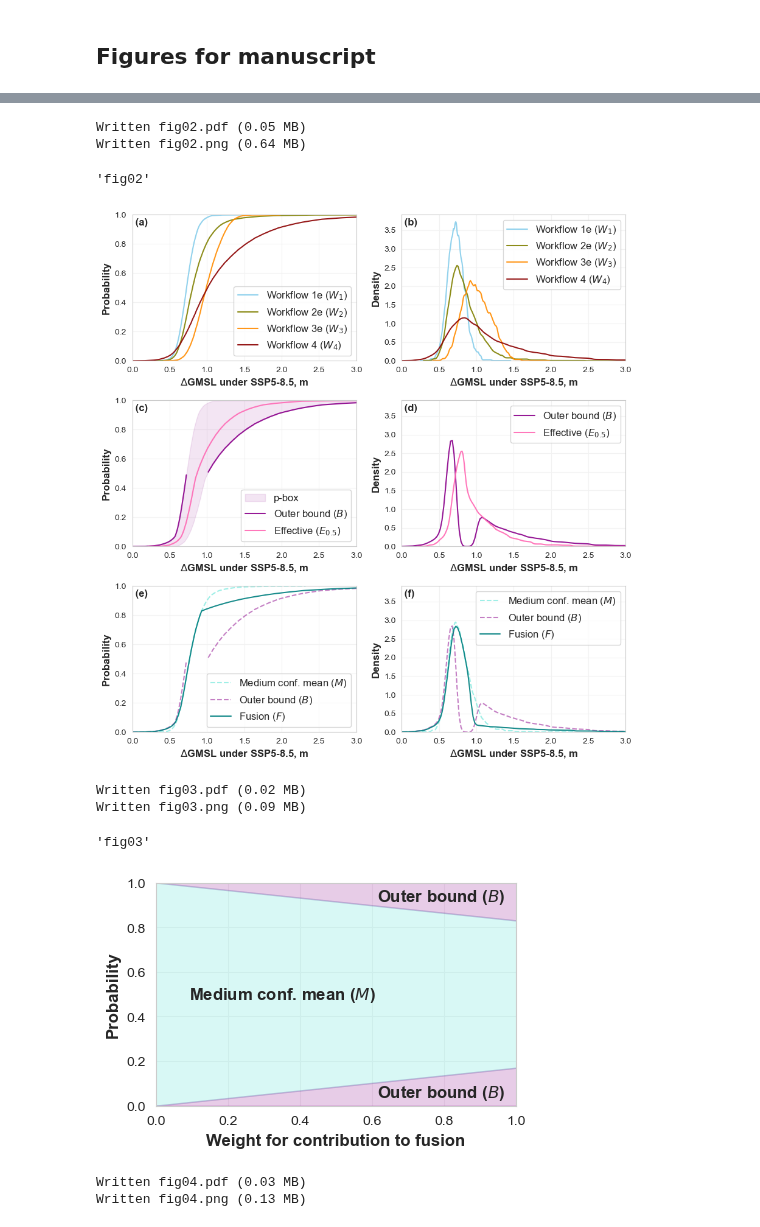
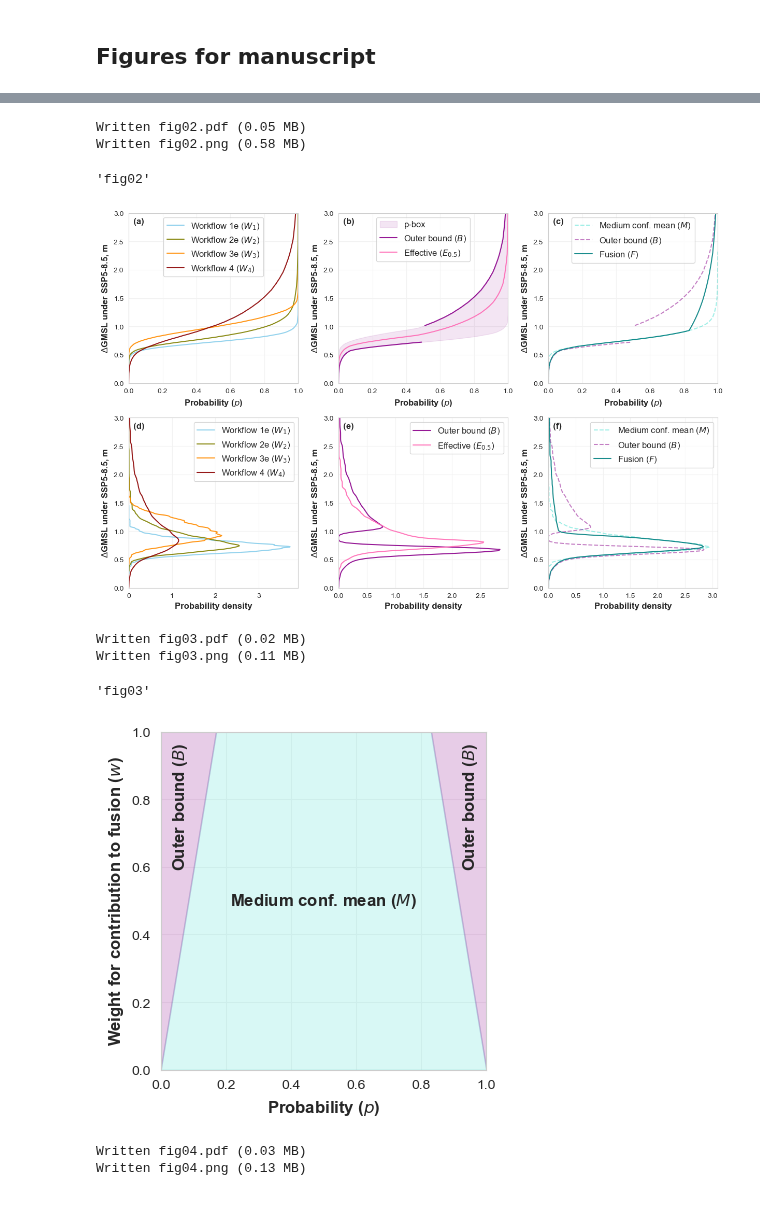
Before and after one commit to grandey/d23a-fusion, a Jupyter notebook: fusion_analysis_d23a.ipynb, the cells around one changed output, grey strips where cells are left out. Saved outputs shown, nothing was run; the diff lists cells and outputs as text; code cells hidden in the pictures.

```diff
--- a/fusion_analysis_d23a.ipynb
+++ b/fusion_analysis_d23a.ipynb
@@ -47,25 +47,25 @@ Written o03.png (0.02 MB)
 # %%
 # SSP5 year-2100 AR6 projections, p-box, and fusion
-fig, axs = d23a.fig_qfs_marginals(workflows_r=(('wf_1e', 'wf_2e', 'wf_3e', 'wf_4'), ('outer', 'effective_0.5'), ('fusion_1e+2e',)),
-                                  bg_workflows_r=(list(), list(), ('mean_1e+2e', 'outer')),
-                                  pbox_r=(False, True, False),
-                                  rate=False, scenario='ssp585', year=2100, gauge=None, xlim=(0., 3.))
+fig, axs = d23a.fig_qfs_marginals(workflows_c=(('wf_1e', 'wf_2e', 'wf_3e', 'wf_4'), ('outer', 'effective_0.5'), ('fusion_1e+2e',)),
+                                  bg_workflows_c=(list(), list(), ('mean_1e+2e', 'outer')),
+                                  pbox_c=(False, True, False),
+                                  rate=False, scenario='ssp585', year=2100, gauge=None, lim=(0., 3.))
 d23a.name_save_fig(fig)
 # %% [output]
 Written fig02.pdf (0.05 MB)
-Written fig02.png (0.64 MB)
+Written fig02.png (0.58 MB)
 'fig02'
-[figure, old version]
+[figure, new version]
 # %%
 # Weighting function
-fig, ax = plt.subplots(1, 1, figsize=(4.5, 3), tight_layout=True)
+fig, ax = plt.subplots(1, 1, figsize=(4.2, 4.2), tight_layout=True)
 ax = d23a.plot_fusion_weights(ax=ax)
 d23a.name_save_fig(fig)
 # %% [output]
 Written fig03.pdf (0.02 MB)
-Written fig03.png (0.09 MB)
+Written fig03.png (0.11 MB)
 'fig03'
-[figure, old version]
+[figure, new version]
 # %%
 # SSP5 year-2100 violinplot
 fig, ax = plt.subplots(1, 1, figsize=(6, 5), tight_layout=True)
```
Also changed, not shown: parts of 4 cells of this notebook, 8 other files.
